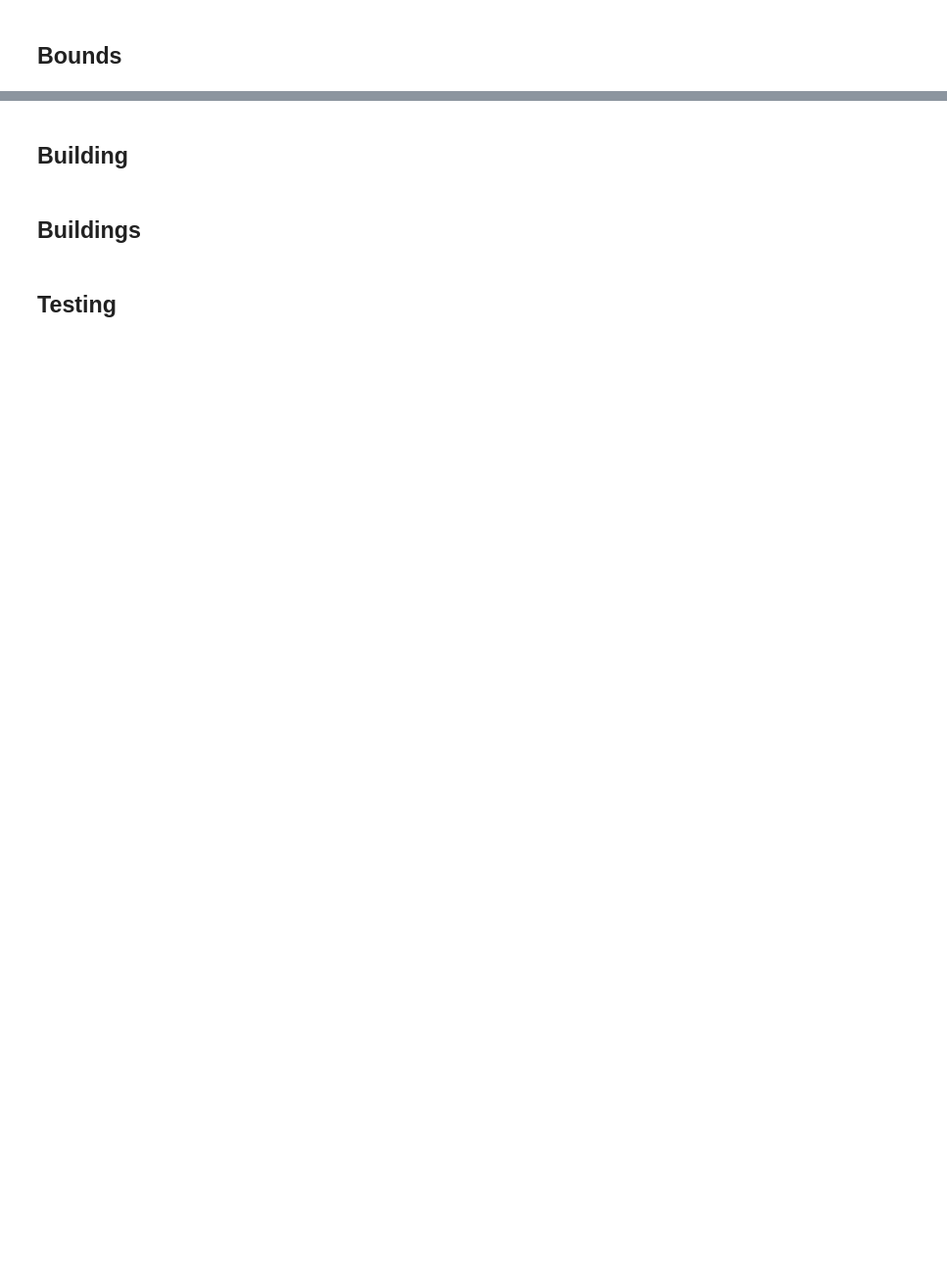
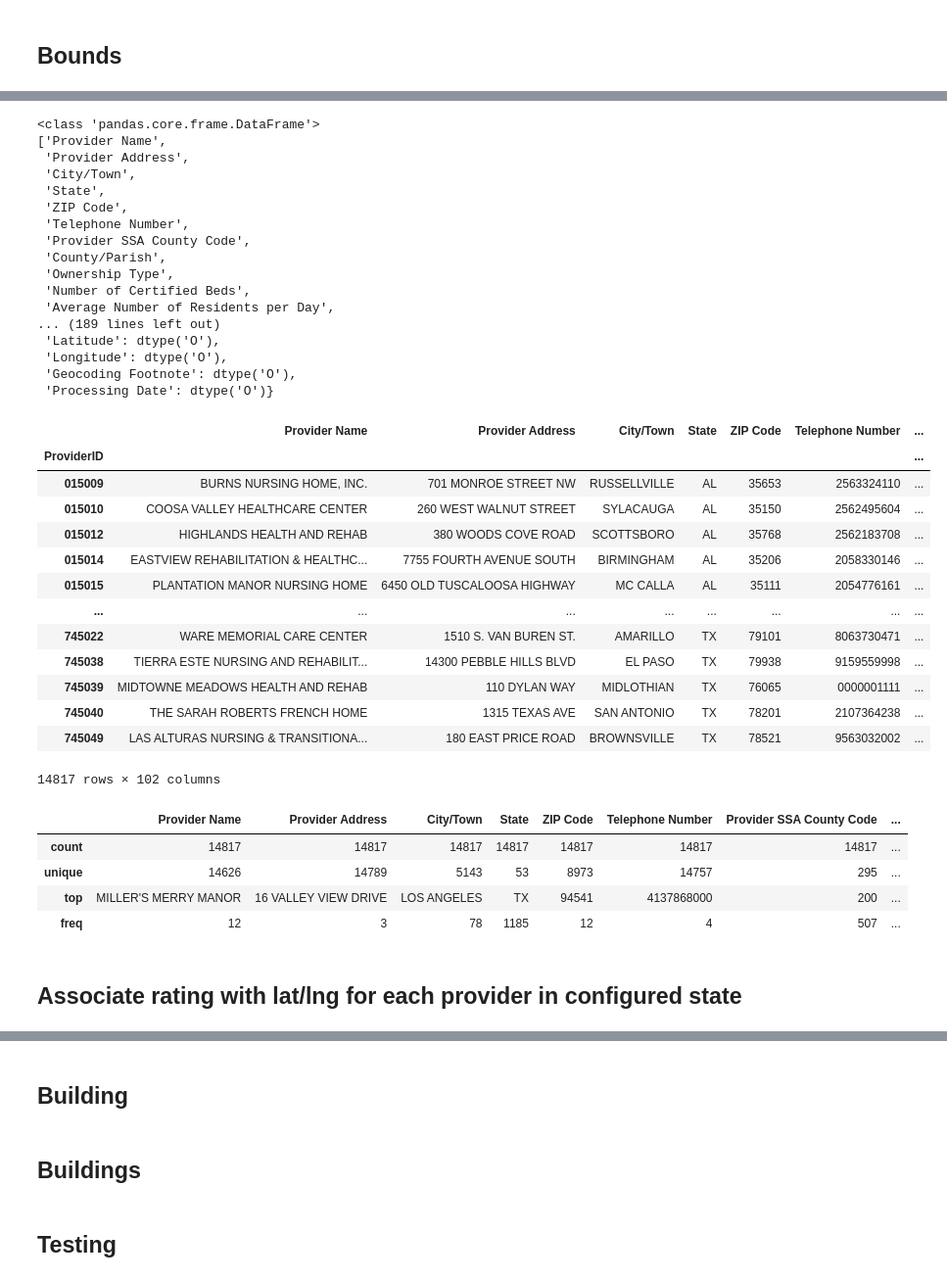
Before and after one commit to raustin9/MRI-America, a Jupyter notebook: preprocessing/ct.ipynb, the cells around one changed output, grey strips where cells are left out. Shown at 98% size. Saved outputs shown, nothing was run; the diff lists cells and outputs as text; code cells hidden in the pictures; blank space fills up the shorter version.

```diff
--- a/preprocessing/ct.ipynb
+++ b/preprocessing/ct.ipynb
@@ -164,0 +379,60 @@ class Bounds:
+# %%
+def scope():
+    providers = Providers()
+
+    /print type(providers)
+
+    /auto.pprint.pp providers.columns.to_list()
+
+    /auto.pprint.pp providers.dtypes.to_dict()
+
+    with auto.pd.option_context('display.max_columns', None):
+        /display providers
+
+    with auto.pd.option_context('display.max_columns', None):
+        /display providers.describe()
+    return providers
+
+    # with auto.mediocreatbest.Textarea():
+    #     print(lib.summary(providers))
+
+providers = scope()
+# %% [output]
+<class 'pandas.core.frame.DataFrame'>
+['Provider Name',
+ 'Provider Address',
+ 'City/Town',
+ 'State',
+ 'ZIP Code',
+ 'Telephone Number',
+ 'Provider SSA County Code',
+ 'County/Parish',
+ 'Ownership Type',
+ 'Number of Certified Beds',
+ 'Average Number of Residents per Day',
+... (189 lines left out)
+ 'Latitude': dtype('O'),
+ 'Longitude': dtype('O'),
+ 'Geocoding Footnote': dtype('O'),
+ 'Processing Date': dtype('O')}
+|  | Provider Name | Provider Address | City/Town | State | ZIP Code | Telephone Number | ... |
+| ProviderID |  |  |  |  |  |  | ... |
+| 015009 | BURNS NURSING HOME, INC. | 701 MONROE STREET NW | RUSSELLVILLE | AL | 35653 | 2563324110 | ... |
+| 015010 | COOSA VALLEY HEALTHCARE CENTER | 260 WEST WALNUT STREET | SYLACAUGA | AL | 35150 | 2562495604 | ... |
+| 015012 | HIGHLANDS HEALTH AND REHAB | 380 WOODS COVE ROAD | SCOTTSBORO | AL | 35768 | 2562183708 | ... |
+| 015014 | EASTVIEW REHABILITATION & HEALTHC... | 7755 FOURTH AVENUE SOUTH | BIRMINGHAM | AL | 35206 | 2058330146 | ... |
+| 015015 | PLANTATION MANOR NURSING HOME | 6450 OLD TUSCALOOSA HIGHWAY | MC CALLA | AL | 35111 | 2054776161 | ... |
+| ... | ... | ... | ... | ... | ... | ... | ... |
+| 745022 | WARE MEMORIAL CARE CENTER | 1510 S. VAN BUREN ST. | AMARILLO | TX | 79101 | 8063730471 | ... |
+| 745038 | TIERRA ESTE NURSING AND REHABILIT... | 14300 PEBBLE HILLS BLVD | EL PASO | TX | 79938 | 9159559998 | ... |
+| 745039 | MIDTOWNE MEADOWS HEALTH AND REHAB | 110 DYLAN WAY | MIDLOTHIAN | TX | 76065 | 0000001111 | ... |
+| 745040 | THE SARAH ROBERTS FRENCH HOME | 1315 TEXAS AVE | SAN ANTONIO | TX | 78201 | 2107364238 | ... |
+| 745049 | LAS ALTURAS NURSING & TRANSITIONA... | 180 EAST PRICE ROAD | BROWNSVILLE | TX | 78521 | 9563032002 | ... |
+14817 rows × 102 columns
+|  | Provider Name | Provider Address | City/Town | State | ZIP Code | Telephone Number | Provider SSA County Code | ... |
+| count | 14817 | 14817 | 14817 | 14817 | 14817 | 14817 | 14817 | ... |
+| unique | 14626 | 14789 | 5143 | 53 | 8973 | 14757 | 295 | ... |
+| top | MILLER'S MERRY MANOR | 16 VALLEY VIEW DRIVE | LOS ANGELES | TX | 94541 | 4137868000 | 200 | ... |
+| freq | 12 | 3 | 78 | 1185 | 12 | 4 | 507 | ... |
+# %% [markdown]
+## Associate rating with lat/lng for each provider in configured state
```
Also changed, not shown: parts of 25 cells of this notebook, 4 other files.
